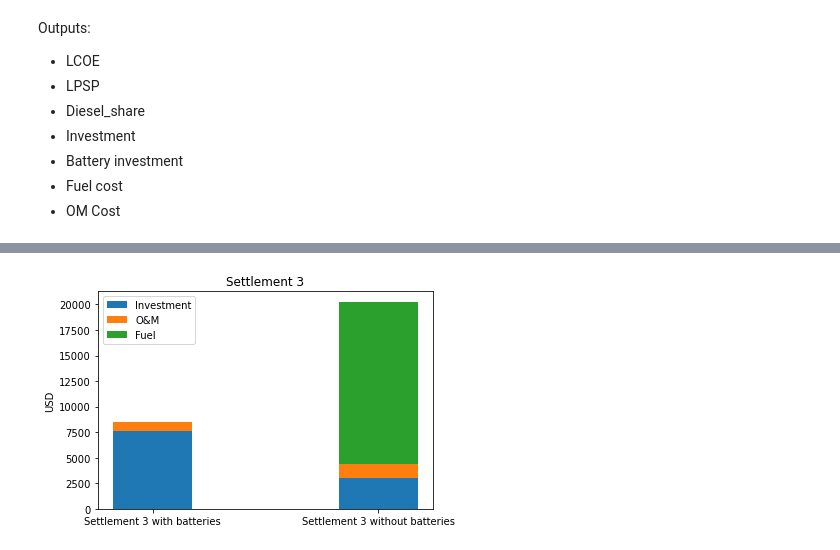
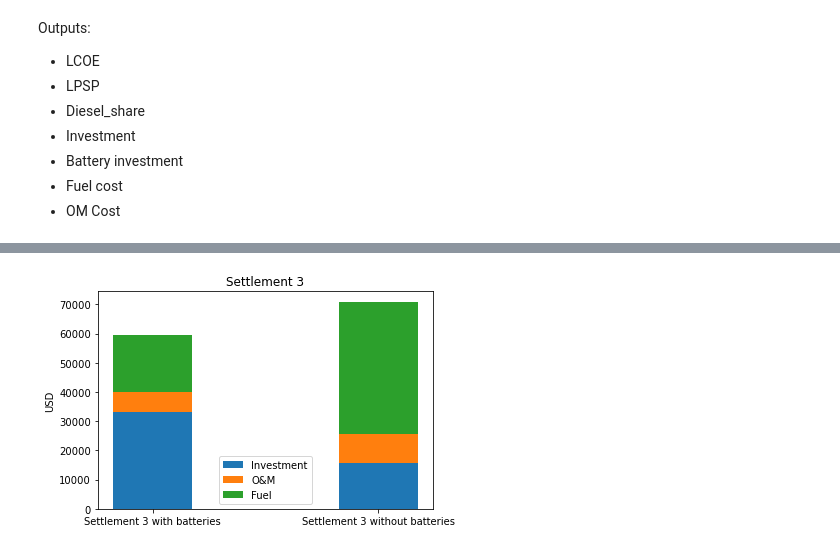
Before and after one commit to OnSSET/onsset, a Jupyter notebook: onsset/Hybrids_testing.ipynb, the cells around one changed output, grey strips where cells are left out. Cells and saved outputs as stored; diff of their text form; code cells hidden in the pictures.

```diff
--- a/onsset/Hybrids_testing.ipynb
+++ b/onsset/Hybrids_testing.ipynb
@@ -34,7 +34,7 @@ dod_max = 0.8  # maximum depth of discharge of battery
 inv_eff=0.92  # inverter_efficiency
 charge_controller=142
 
-lpsp_max=0.05  # maximum loss of load allowed over the year, in share of kWh
+lpsp_max=0.02  # maximum loss of load allowed over the year, in share of kWh
 diesel_limit = 0.5
 # %% [markdown]
 ### Settlement information
@@ -56,3 +41,18 @@ settlement_3 = {'ghi': 2000,  # Annual solar resource (kWh/m2)
+# %%
+settlement = {'ghi': 2300,  # Annual solar resource (kWh/m2)
+              'diesel_price': 0.3,  # Diesel fuel price (USD/l) including transport cost
+              'tier': 1,  # Demand Tier of the MTF
+              'energy_demand': 100000}  # Annual electricity demand (kWh/year)
+
+settlement_2 = {'ghi': 2300,  # Annual solar resource (kWh/m2)
+              'diesel_price': 0.3,  # Diesel fuel price (USD/l) including transport cost
+              'tier': 3,  # Demand Tier of the MTF
+              'energy_demand': 100000}  # Annual electricity demand (kWh/year)
+
+settlement_3 = {'ghi': 2300,  # Annual solar resource (kWh/m2)
+              'diesel_price': 0.3,  # Diesel fuel price (USD/l) including transport cost
+              'tier': 5,  # Demand Tier of the MTF
+              'energy_demand': 100000}  # Annual electricity demand (kWh/year)
 # %% [markdown]
 # Comparison of configurations
 # %%
@@ -550,7 +550,7 @@ optimizer_50_without = ps.single.GlobalBestPSO(n_particles=50, dimensions=3, opt
 # %% [markdown]
 With battery
 # %%
-cost_50_100_with, pos_50_100_with = optimizer_50_with.optimize(opt_func_3, iters=100)
+cost_50_100_with, pos_50_100_with = optimizer_50_with.optimize(opt_func_3, iters=1000)
 settlement_3_with = find_least_cost_option(pos_50_100_with, temp, ghi_local_3, hour_numbers,
                               load_curve_3, inv_eff, n_dis, n_chg, dod_max, settlement_3['energy_demand'], settlement_3['diesel_price'],
                               end_year, start_year, pv_cost, charge_controller, pv_om, diesel_cost,
@@ -561,7 +561,7 @@ settlement_3_with = find_least_cost_option(pos_50_100_with, temp, ghi_local_3, h
 # %% [markdown]
 Without battery
 # %%
-cost_50_100_without, pos_50_100_without = optimizer_50_without.optimize(opt_func_30, iters=100)
+cost_50_100_without, pos_50_100_without = optimizer_50_without.optimize(opt_func_30, iters=25)
 settlement_3_without = find_least_cost_option(pos_50_100_without, temp, ghi_local_3, hour_numbers,
                               load_curve_3, inv_eff, n_dis, n_chg, dod_max, settlement_3['energy_demand'], settlement_3['diesel_price'],
                               end_year, start_year, pv_cost, charge_controller, pv_om, diesel_cost,
@@ -625,22 +625,22 @@ plt.show()
 # %%
 labels = ['Settlement 3 with batteries', 'Settlement 3 without batteries']
 investments = [settlement_3_with[3], settlement_3_without[3]]
-om = [settlement_3_with[-1], settlement_3_without[-1]]
-fuel_cost = [settlement_3_with[-2], settlement_3_without[-2]]
-om_and_investment = [settlement_3_with[-1] + settlement_3_with[3], settlement_3_without[-1] + settlement_3_without[3]]
+om = [settlement_3_with[6], settlement_3_without[6]]
+fuel_cost = [settlement_3_with[5], settlement_3_without[5]]
+om_and_investment = [settlement_3_with[6] + settlement_3_with[3], settlement_3_without[6] + settlement_3_without[3]]
 width = 0.35       # the width of the bars: can also be len(x) sequence
 
 fig, ax = plt.subplots()
 
 ax.bar(labels, investments, width, label='Investment')
 ax.bar(labels, om, width, bottom=investments, label='O&M')
 ax.bar(labels, fuel_cost, width, bottom=om_and_investment, label='Fuel')
 #ax.bar(labels, fuel_cost, width, label='Fuel')
 
 ax.set_ylabel('USD')
 ax.set_title('Settlement 3')
 ax.legend()
 
 plt.show()
 # %% [output]
-[figure, old version]
+[figure, new version]
```
Also changed, not shown: parts of 18 cells of this notebook, 1 other file.
